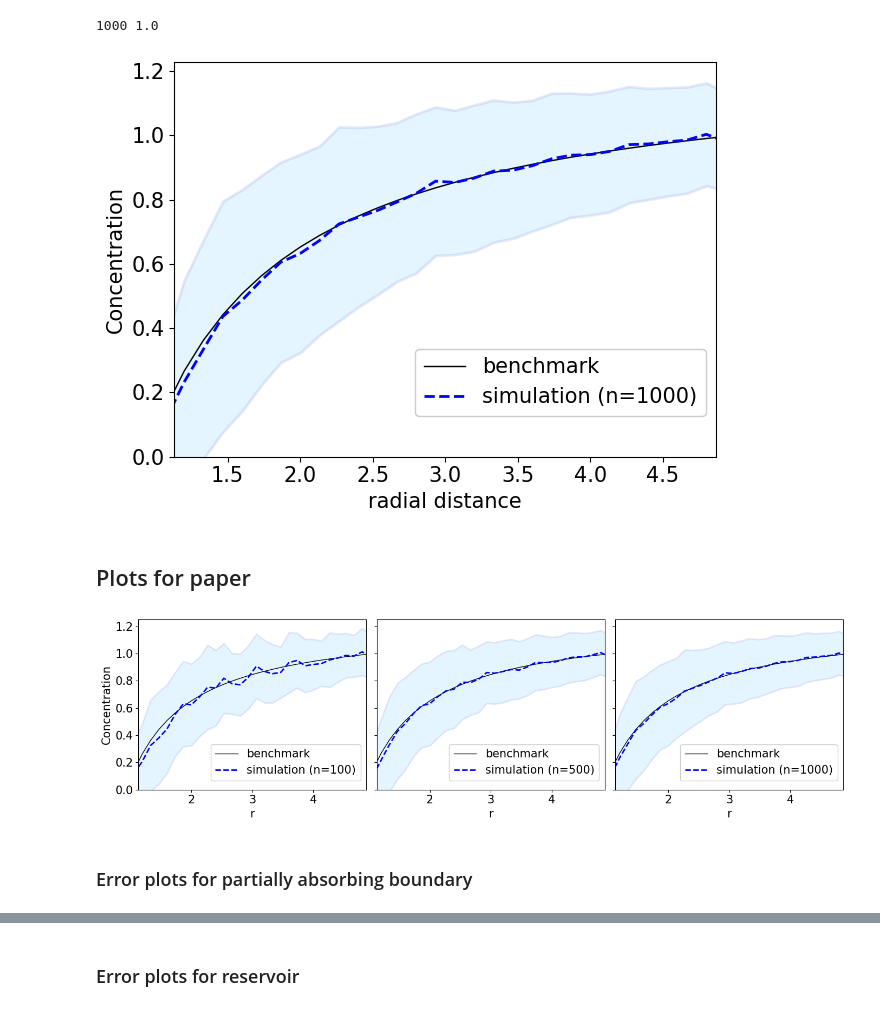
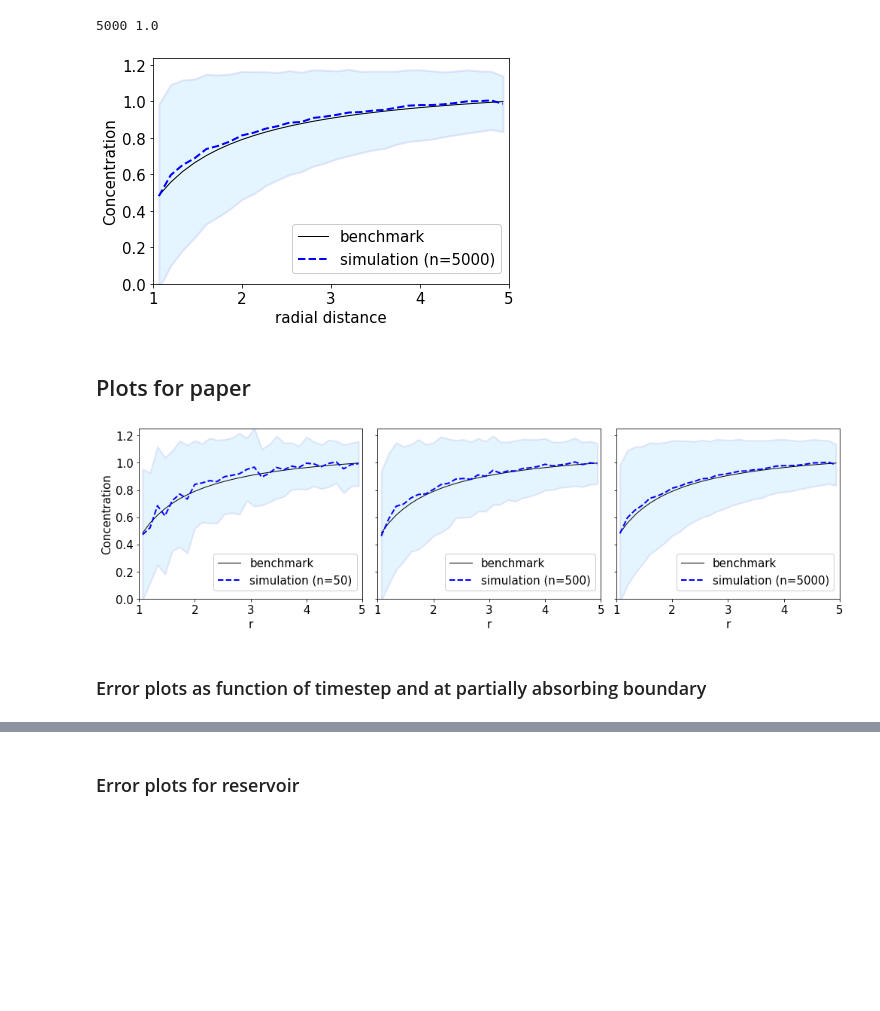
Before and after one commit to maojrs/deepRD, a Jupyter notebook: notebooks/openSystems/plotSmoluchowski.ipynb, the cells around one changed output, grey strips where cells are left out. Cells and saved outputs as stored; diff of their text form; code cells hidden in the pictures; blank space fills up the shorter version.

Commit message:
Updated plot notebook

```diff
--- a/notebooks/openSystems/plotSmoluchowski.ipynb
+++ b/notebooks/openSystems/plotSmoluchowski.ipynb
@@ -22,7 +23,7 @@ def read_numpy_arrays_from_file(file_path):
     return arrays
 # %%
 # Load parameters from parameters file
-simID = '0001'
+simID = '0004'
 localDataDirectory = os.environ.get('DATA') + 'openSystems/classicSmoluchowski_' + simID
 parameterDictionary = analysisTools.readParameters(localDataDirectory + "/parameters_" + simID)
 # Parameters for loading continuous trajectories from files (from original simulation)
@@ -43,7 +44,7 @@ distancesArrays = read_numpy_arrays_from_file(file_path)
 # %%
 print(len(distancesArrays),cR)
 # %% [output]
-1000 1.0
+5000 1.0
 # %%
 # Calculate average concentration with bootstrapping stdDevs
 nbins = 30
@@ -71,36 +73,36 @@ fig, ax = plt.subplots()
 bw=0.1
 fsize = 15
 # Calculate analytical solution
-#kappa = 10
+#kappa = 10.0
 #sigma = 1.0
 #R = 10.0
 #cR = 1.0
 #rvals = np.arange(sigma,R,0.1)
 kS = 4*np.pi*sigma*D
 analyticCKRinf = cR*(1 - kappa*sigma/(kS + kappa)*(1/rvals))
 analyticCK = cR*(1 - kappa*sigma/(kS + kappa*(1-sigma/R))*(1.0/rvals - 1.0/R))
 
 
 ax.plot(rvals, analyticCK,'-k', linewidth =1, label='benchmark')
 ax.plot(rvals, concentrationHistogram,'--b', linewidth = 2, label='simulation (n='+ str(numSimulations)+')')
 ax.fill_between(rvals, concentrationHistogram-stdDevs, concentrationHistogram+stdDevs, alpha=0.1,
                 edgecolor='#1B2ACC', facecolor='#089FFF', linewidth=2, antialiased=True)
 #ax.plot(rvals, analyticCKRinf,'-r', lw =3, label='benchmark Rinf')
 
-ax.set_xlim((sigma+binsize, R-binsize))
+ax.set_xlim((sigma, R))
 ax.set_ylim((0, None))
 ax.set_xlabel('radial distance',fontsize=fsize)
 ax.set_ylabel('Concentration',fontsize=fsize)
 ax.tick_params(axis='x', labelsize=fsize)
 ax.tick_params(axis='y', labelsize=fsize)
 
 
 
 ax.legend(bbox_to_anchor=(0.6, 0., 0.4, 0.3), framealpha=1.0,fontsize=fsize)
 
 plt.tight_layout()
 # %% [output]
-[figure, old version]
+[figure, new version]
 # %% [markdown]
 ## Plots for paper
 # %%
@@ -124,6 +126,7 @@ bw=0.1
 fsize = 15
 
 #Analytical solution
+#cR= 1.0
 kS = 4*np.pi*sigma*D
 analyticCKRinf = cR*(1 - kappa*sigma/(kS + kappa)*(1/rvals))
 analyticCK = cR*(1 - kappa*sigma/(kS + kappa*(1-sigma/R))*(1.0/rvals - 1.0/R))
@@ -135,7 +138,9 @@ for k, nsims in enumerate(nSimsList):
                     edgecolor='#1B2ACC', facecolor='#089FFF', linewidth=2, antialiased=True)
     #ax.plot(rvals, analyticCKRinf,'-r', lw =3, label='benchmark Rinf')
 
-    ax[k].set_xlim((sigma+binsize, R-binsize))
+    #ax[k].set_xlim((sigma+binsize, R-binsize))
+    ax[k].set_xlim((sigma, R))
+    #ax[k].set_ylim((0, 1.75))
     ax[k].set_ylim((0, 1.25))
     #ax[k].set_ylim((0, 0.75))
     ax[k].set_xlabel('r',fontsize=fsize)
@@ -149,8 +154,8 @@ ax[0].set_ylabel('Concentration',fontsize=fsize)
 plt.tight_layout()
 plt.savefig('Smoluchowski_plots_cR=' + str(cR) + '.pdf')
 # %% [output]
-[figure, old version]
+[figure, new version]
 # %% [markdown]
-### Error plots for partially absorbing boundary
+### Error plots as function of timestep and at partially absorbing boundary
 # %%
 # Load files
```
Also changed, not shown: parts of 15 cells of this notebook.
